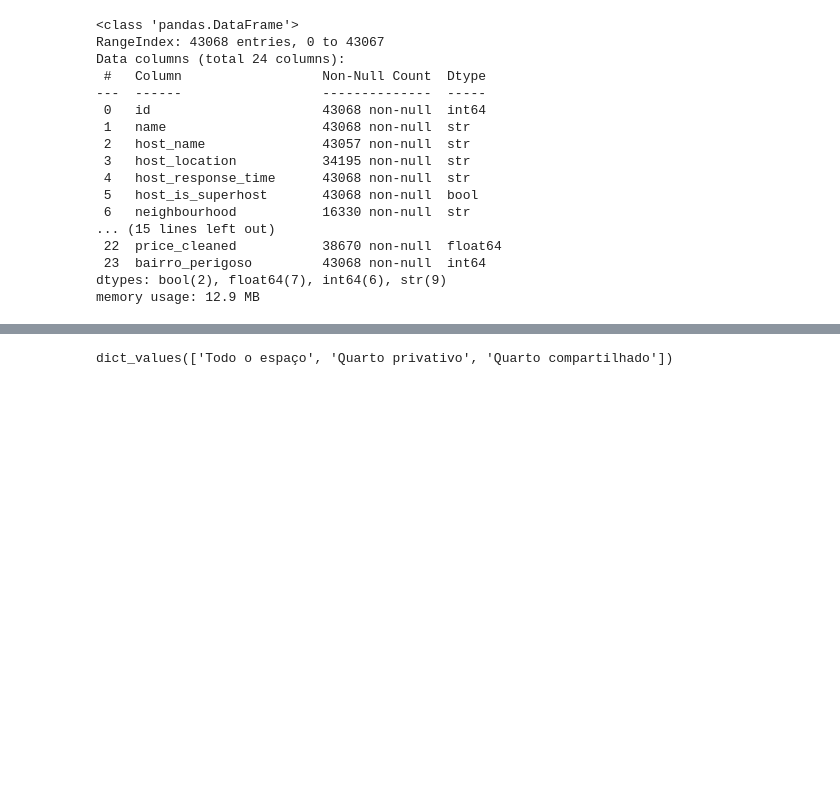
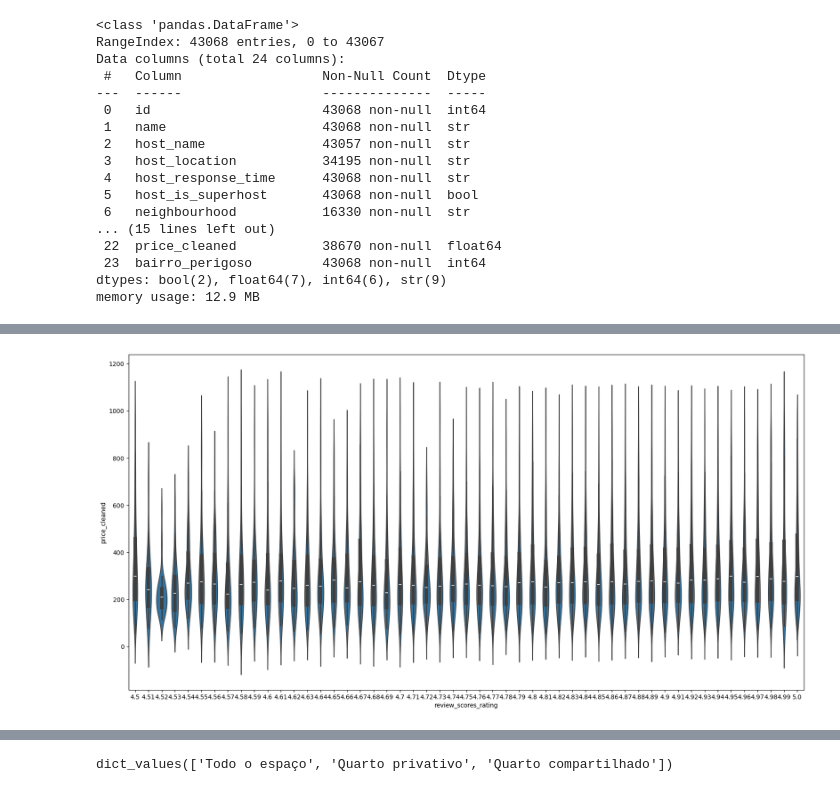
Before and after one commit to AlbertButzke/BrincadeiraComDados, a Jupyter notebook: Airbnb/test_utils/airbnb_limpeza.ipynb, the cells around one changed output, grey strips where cells are left out. Cells and saved outputs as stored; diff of their text form; code cells hidden in the pictures; blank space fills up the shorter version.

```diff
--- a/Airbnb/test_utils/airbnb_limpeza.ipynb
+++ b/Airbnb/test_utils/airbnb_limpeza.ipynb
@@ -202,0 +267,16 @@ memory usage: 12.9 MB
+# %%
+import seaborn as sns
+
+plt.figure(figsize=[20,10])
+
+df_plot_filtrado = df_treatment[
+    df_treatment["review_scores_rating"].between(4.5, 5)
+]
+
+ax = sns.violinplot(x="review_scores_rating", y="price_cleaned", data=df_plot_filtrado)
+
+# plt.xlim(4,5.1)
+
+plt.show()
+# %% [output]
+[figure, added]
```
Also changed, not shown: parts of 39 cells of this notebook, 1 other file.
